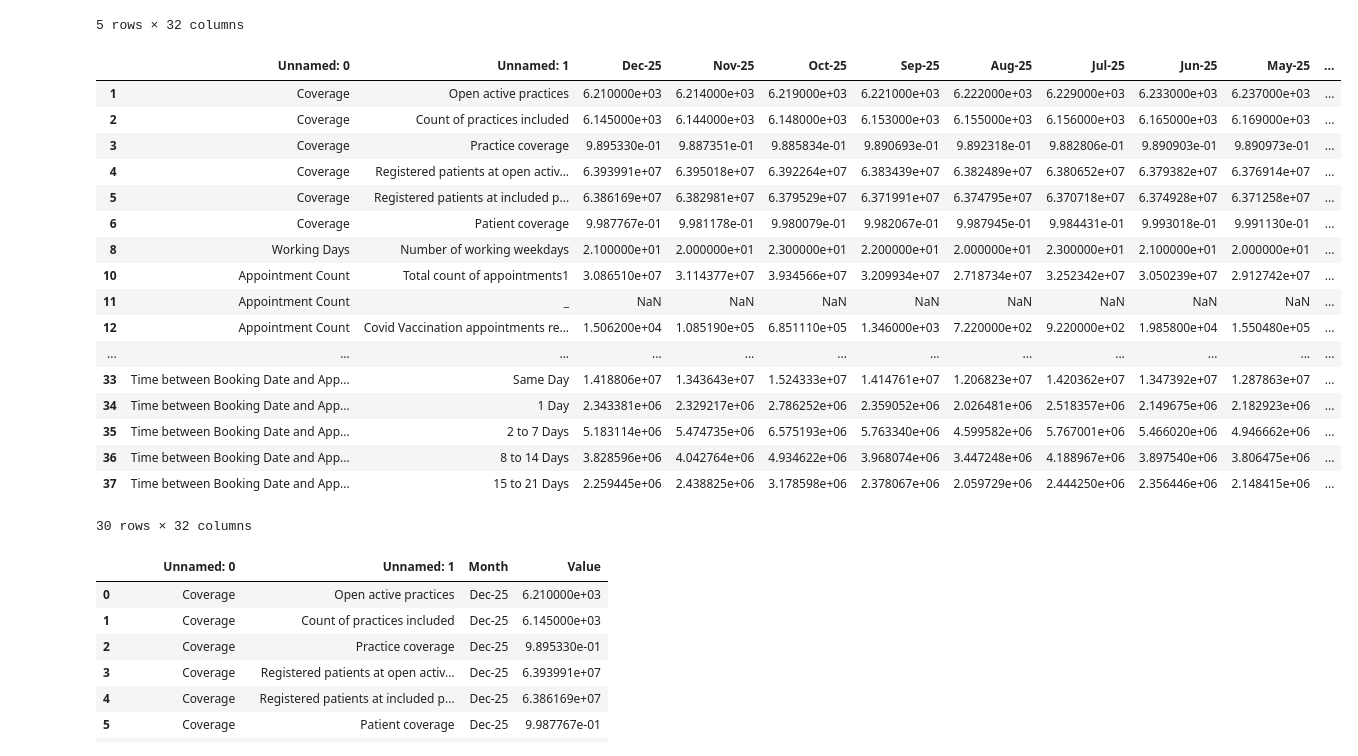
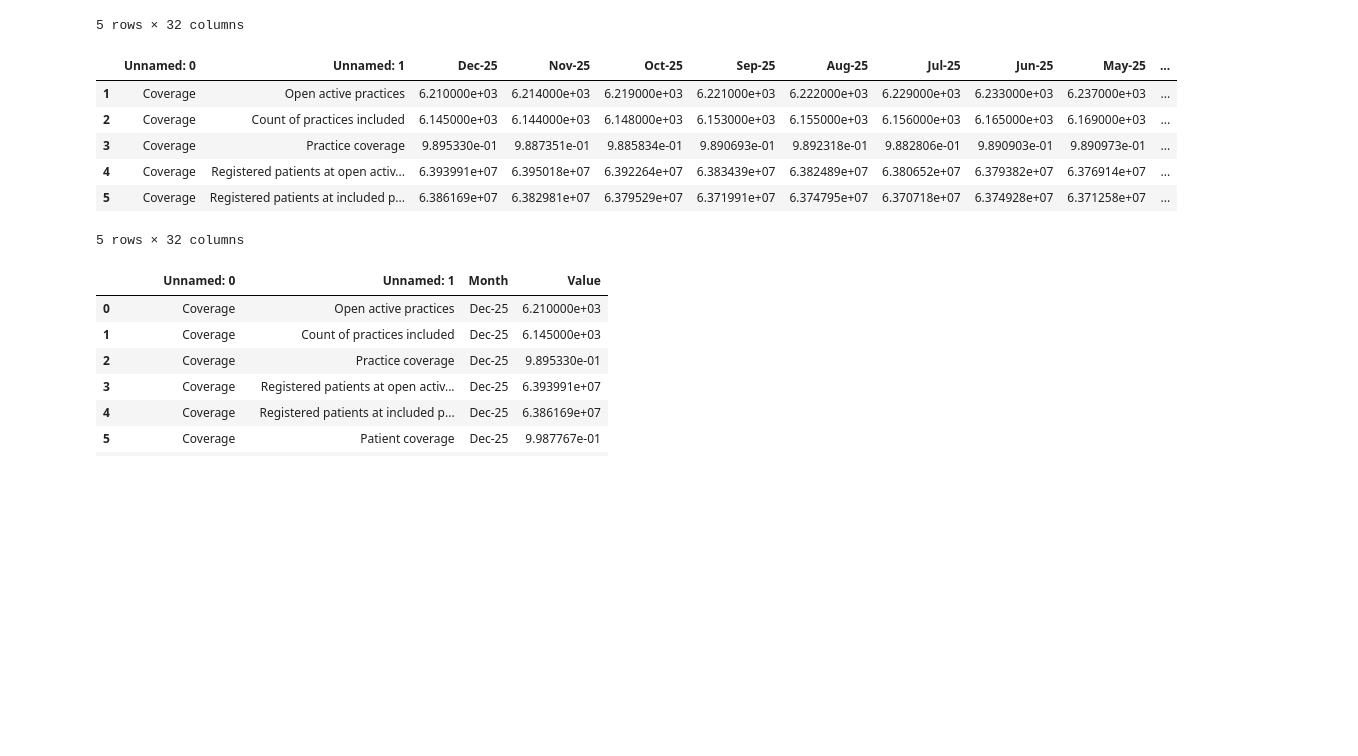
Before and after one commit to chinenyennabude/nhs-gp-performance-analysis, a Jupyter notebook: notebook/explore_nhs_data.ipynb, the cells around one changed output. Saved outputs shown, nothing was run; the diff lists cells and outputs as text; code cells hidden in the pictures; blank space fills up the shorter version.

```diff
--- a/notebook/explore_nhs_data.ipynb
+++ b/notebook/explore_nhs_data.ipynb
@@ -192,32 +188,21 @@ df.head()
 # %%
 # first two columns are label columns in this table
 section_col = df.columns[0]
 item_col = df.columns[1]
 
 df = df.dropna(how="all")
 df[section_col] = df[section_col].ffill()
 df = df[df[item_col].notna()]  # drop separator rows
 
-df.head(30)
+df.head()
 # %% [output]
 |  | Unnamed: 0 | Unnamed: 1 | Dec-25 | Nov-25 | Oct-25 | Sep-25 | Aug-25 | Jul-25 | Jun-25 | May-25 | ... |
 | 1 | Coverage | Open active practices | 6.210000e+03 | 6.214000e+03 | 6.219000e+03 | 6.221000e+03 | 6.222000e+03 | 6.229000e+03 | 6.233000e+03 | 6.237000e+03 | ... |
 | 2 | Coverage | Count of practices included | 6.145000e+03 | 6.144000e+03 | 6.148000e+03 | 6.153000e+03 | 6.155000e+03 | 6.156000e+03 | 6.165000e+03 | 6.169000e+03 | ... |
 | 3 | Coverage | Practice coverage | 9.895330e-01 | 9.887351e-01 | 9.885834e-01 | 9.890693e-01 | 9.892318e-01 | 9.882806e-01 | 9.890903e-01 | 9.890973e-01 | ... |
 | 4 | Coverage | Registered patients at open activ... | 6.393991e+07 | 6.395018e+07 | 6.392264e+07 | 6.383439e+07 | 6.382489e+07 | 6.380652e+07 | 6.379382e+07 | 6.376914e+07 | ... |
 | 5 | Coverage | Registered patients at included p... | 6.386169e+07 | 6.382981e+07 | 6.379529e+07 | 6.371991e+07 | 6.374795e+07 | 6.370718e+07 | 6.374928e+07 | 6.371258e+07 | ... |
-| 6 | Coverage | Patient coverage | 9.987767e-01 | 9.981178e-01 | 9.980079e-01 | 9.982067e-01 | 9.987945e-01 | 9.984431e-01 | 9.993018e-01 | 9.991130e-01 | ... |
-| 8 | Working Days | Number of working weekdays | 2.100000e+01 | 2.000000e+01 | 2.300000e+01 | 2.200000e+01 | 2.000000e+01 | 2.300000e+01 | 2.100000e+01 | 2.000000e+01 | ... |
-| 10 | Appointment Count | Total count of appointments1 | 3.086510e+07 | 3.114377e+07 | 3.934566e+07 | 3.209934e+07 | 2.718734e+07 | 3.252342e+07 | 3.050239e+07 | 2.912742e+07 | ... |
-| 11 | Appointment Count | _ | NaN | NaN | NaN | NaN | NaN | NaN | NaN | NaN | ... |
-| 12 | Appointment Count | Covid Vaccination appointments re... | 1.506200e+04 | 1.085190e+05 | 6.851110e+05 | 1.346000e+03 | 7.220000e+02 | 9.220000e+02 | 1.985800e+04 | 1.550480e+05 | ... |
-| ... | ... | ... | ... | ... | ... | ... | ... | ... | ... | ... | ... |
-| 33 | Time between Booking Date and App... | Same Day | 1.418806e+07 | 1.343643e+07 | 1.524333e+07 | 1.414761e+07 | 1.206823e+07 | 1.420362e+07 | 1.347392e+07 | 1.287863e+07 | ... |
-| 34 | Time between Booking Date and App... | 1 Day | 2.343381e+06 | 2.329217e+06 | 2.786252e+06 | 2.359052e+06 | 2.026481e+06 | 2.518357e+06 | 2.149675e+06 | 2.182923e+06 | ... |
-| 35 | Time between Booking Date and App... | 2 to 7 Days | 5.183114e+06 | 5.474735e+06 | 6.575193e+06 | 5.763340e+06 | 4.599582e+06 | 5.767001e+06 | 5.466020e+06 | 4.946662e+06 | ... |
-| 36 | Time between Booking Date and App... | 8 to 14 Days | 3.828596e+06 | 4.042764e+06 | 4.934622e+06 | 3.968074e+06 | 3.447248e+06 | 4.188967e+06 | 3.897540e+06 | 3.806475e+06 | ... |
-| 37 | Time between Booking Date and App... | 15 to 21 Days | 2.259445e+06 | 2.438825e+06 | 3.178598e+06 | 2.378067e+06 | 2.059729e+06 | 2.444250e+06 | 2.356446e+06 | 2.148415e+06 | ... |
-30 rows × 32 columns
+5 rows × 32 columns
 # %%
 month_cols = df.columns[2:]  # all the month columns
 
```
Also changed, not shown: parts of 10 cells of this notebook.
